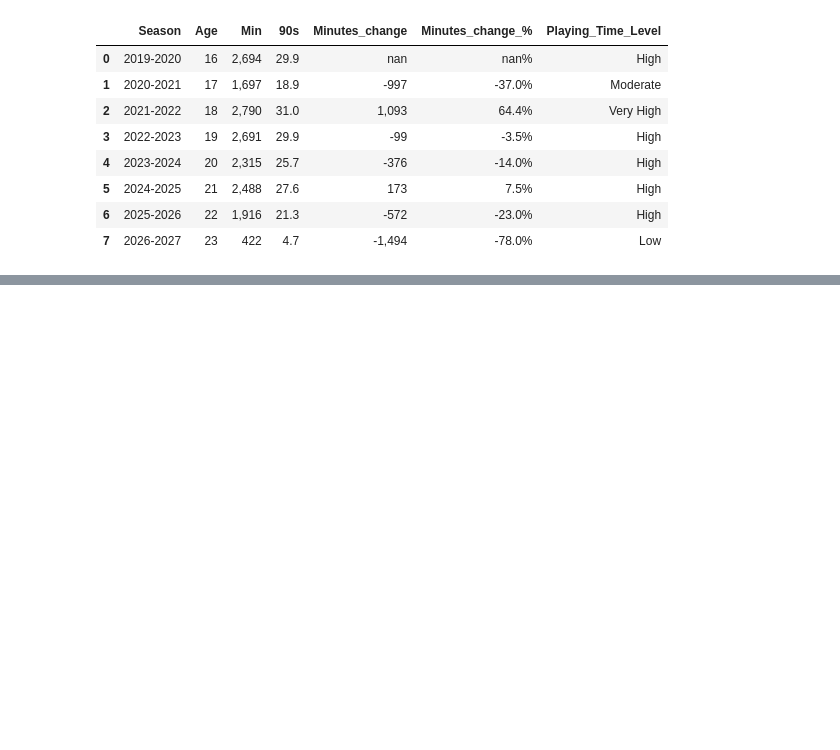
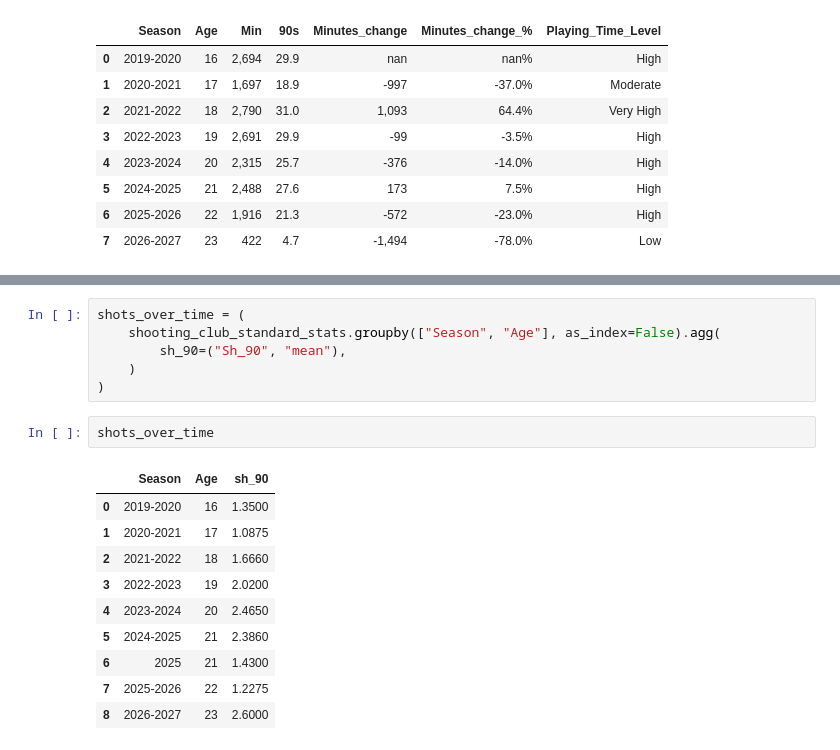
Before and after one commit to SalmaAllam8/football-data-visualization, a Jupyter notebook: Jude_Bellingham.ipynb, the cells around one changed output, grey strips where cells are left out. Cells and saved outputs as stored; diff of their text form; blank space fills up the shorter version.

```diff
--- a/Jude_Bellingham.ipynb
+++ b/Jude_Bellingham.ipynb
@@ -1257,0 +1268,19 @@ styled
+# %%
+shots_over_time = (
+    shooting_club_standard_stats.groupby(["Season", "Age"], as_index=False).agg(
+        sh_90=("Sh_90", "mean"),
+    )
+)
+# %%
+shots_over_time
+# %% [output]
+|  | Season | Age | sh_90 |
+| 0 | 2019-2020 | 16 | 1.3500 |
+| 1 | 2020-2021 | 17 | 1.0875 |
+| 2 | 2021-2022 | 18 | 1.6660 |
+| 3 | 2022-2023 | 19 | 2.0200 |
+| 4 | 2023-2024 | 20 | 2.4650 |
+| 5 | 2024-2025 | 21 | 2.3860 |
+| 6 | 2025 | 21 | 1.4300 |
+| 7 | 2025-2026 | 22 | 1.2275 |
+| 8 | 2026-2027 | 23 | 2.6000 |
```
Also changed, not shown: parts of 3 cells of this notebook.
